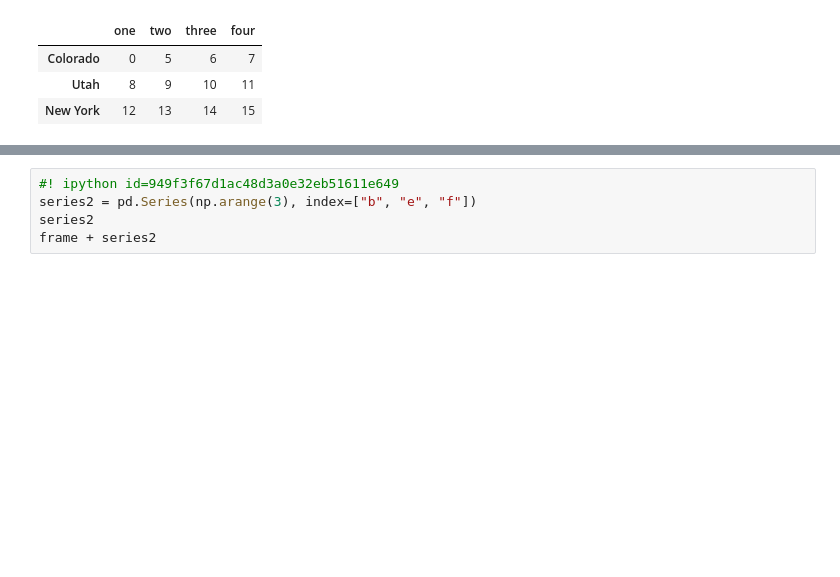
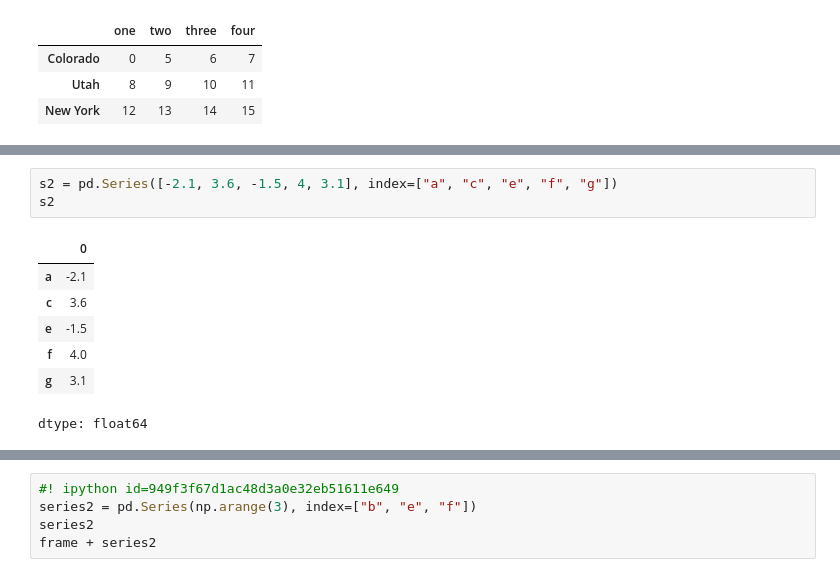
Before and after one commit to url-github/Pandas, a Jupyter notebook: 005_PywAD_Praca_z_biblioteką_Pandas.ipynb, the cells around one changed output, grey strips where cells are left out. Cells and saved outputs as stored; diff of their text form; blank space fills up the shorter version.

```diff
--- a/005_PywAD_Praca_z_biblioteką_Pandas.ipynb
+++ b/005_PywAD_Praca_z_biblioteką_Pandas.ipynb
@@ -1041,0 +1055,11 @@ frame - series
+# %%
+s2 = pd.Series([-2.1, 3.6, -1.5, 4, 3.1], index=["a", "c", "e", "f", "g"])
+s2
+# %% [output]
+|  | 0 |
+| a | -2.1 |
+| c | 3.6 |
+| e | -1.5 |
+| f | 4.0 |
+| g | 3.1 |
+dtype: float64
```
Also changed, not shown: parts of 61 cells of this notebook.
